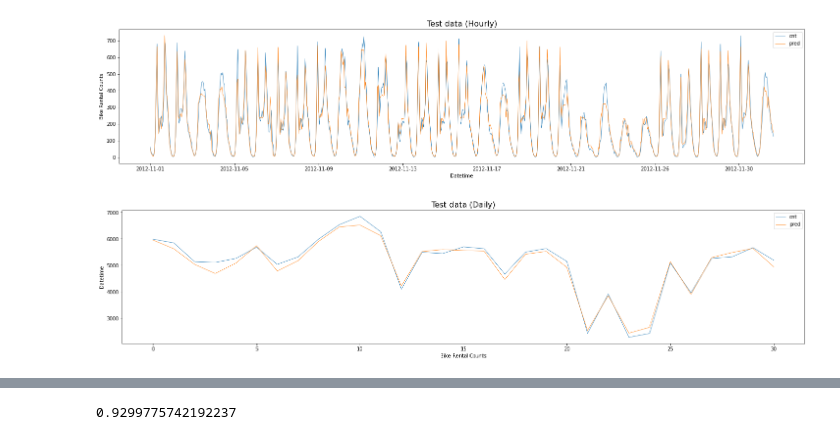
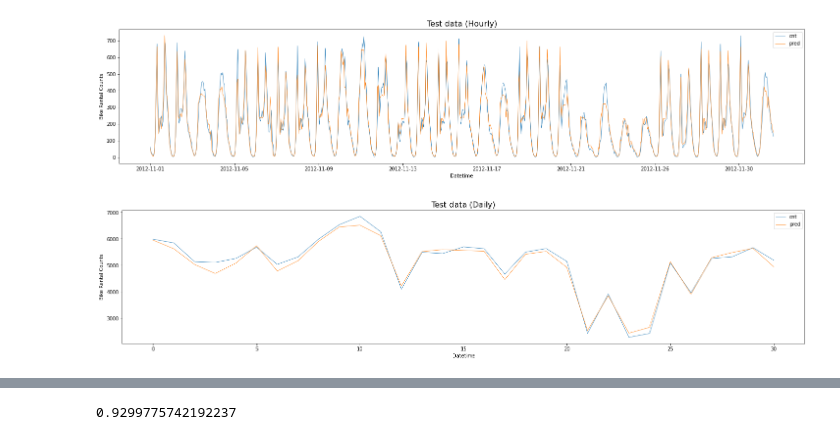
Before and after one commit to montanha22/po233-bike-sharing-demand, a Jupyter notebook: regression.ipynb, the cells around one changed output, grey strips where cells are left out. Saved outputs shown, nothing was run; the diff lists cells and outputs as text; code cells hidden in the pictures.

```diff
--- a/regression.ipynb
+++ b/regression.ipynb
@@ -170,11 +200,11 @@ fig.savefig(f"regression/Test Data (Hourly).png")
 # %%
 fig, ax = plt.subplots(figsize=(25, 5))
 test_tmp["cnt"].plot(linewidth=0.75, ax=ax)
 test_tmp["pred"].plot(linewidth=0.75, ax=ax)
-ax.set_xlabel("Bike Rental Counts")
-ax.set_ylabel("Datetime")
+ax.set_ylabel("Bike Rental Counts")
+ax.set_xlabel("Datetime")
 ax.set_title("Test data (Daily)", fontsize=16)
 ax.legend(loc='best')
 fig.savefig(f"regression/Test Data (Daily).png")
 # %% [output]
-[figure, old version]
+[figure, new version]
```
Also changed, not shown: parts of 14 cells of this notebook, 6 other files.
